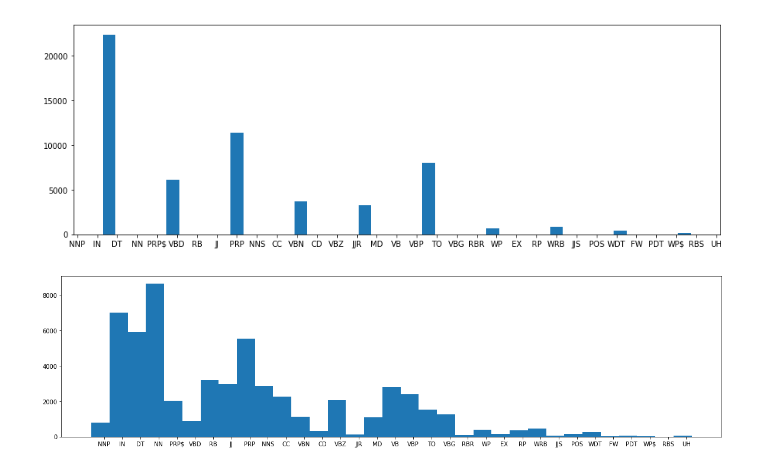
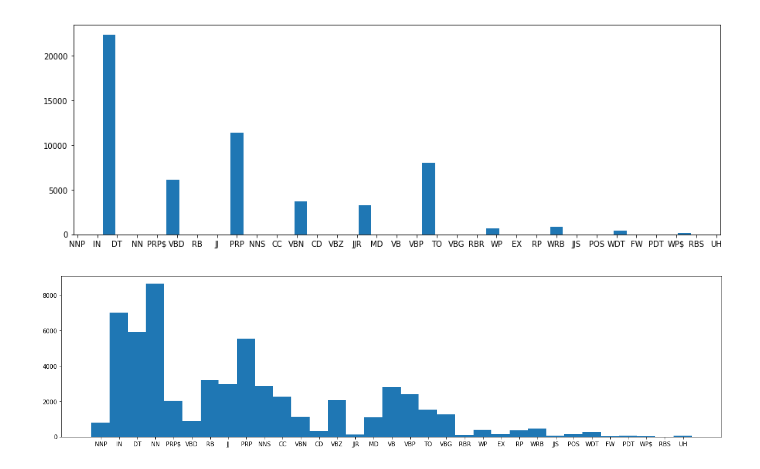
Before and after one commit to bailey-danielson/NLP_Practice, a Jupyter notebook: Part_Speech_Analysis.ipynb, the cells around one changed output. Saved outputs shown, nothing was run; the diff lists cells and outputs as text; code cells hidden in the pictures.

```diff
--- a/Part_Speech_Analysis.ipynb
+++ b/Part_Speech_Analysis.ipynb
@@ -70,14 +125,14 @@ plt.hist(IHC_tags, rwidth = .2)
  <a list of 10 Patch objects>)
 [figure]
 # %%
-labels , values = zip(*Counter(IHC_tags).items())
+ihc_labels , ihc_values = zip(*Counter(IHC_tags).items())
 
-indexes = np.arange(len(labels))
+ihc_indexes = np.arange(len(ihc_labels))
 width = 1
 
 plt.figure(figsize = (20,5))
-plt.bar(indexes, values, width)
-plt.xticks(indexes + width * 0.2, labels)
+plt.bar(ihc_indexes, ihc_values, width)
+plt.xticks(ihc_indexes + width * 0.02, ihc_labels)
 plt.show()
 # %% [output]
-[figure, old version]
+[figure, new version]
```
Also changed, not shown: parts of 20 cells of this notebook.
